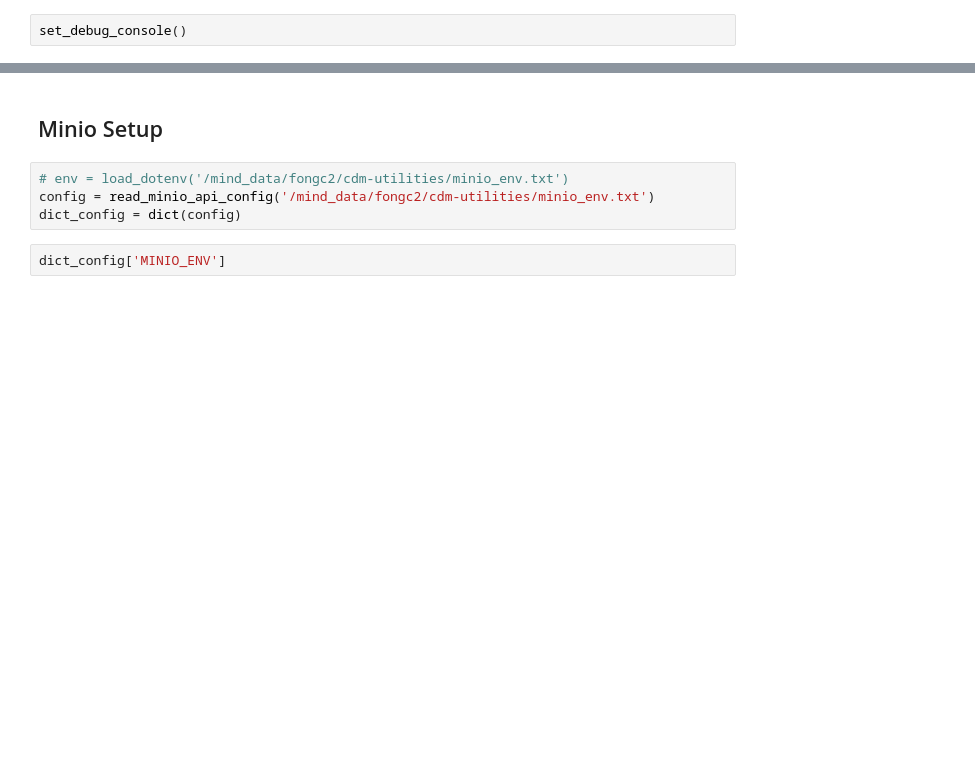
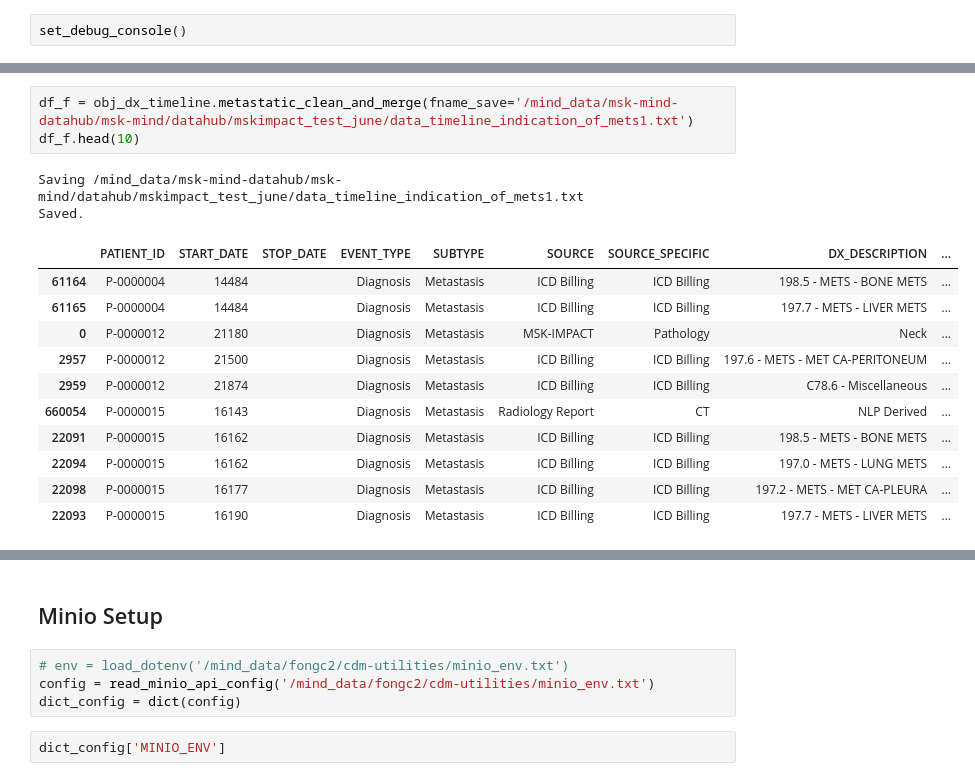
Before and after one commit to clinical-data-mining/organ-site-mapping, a Jupyter notebook: demo_notebooks/met_site_data_creation_impact_scaled.ipynb, the cells around one changed output, grey strips where cells are left out. Saved outputs shown, nothing was run; the diff lists cells and outputs as text; blank space fills up the shorter version.

```diff
--- a/demo_notebooks/met_site_data_creation_impact_scaled.ipynb
+++ b/demo_notebooks/met_site_data_creation_impact_scaled.ipynb
@@ -65,0 +79,17 @@ obj_dx_timeline._df_dx_ln_impact['DX_DESCRIPTION'].value_counts();
+# %%
+df_f = obj_dx_timeline.metastatic_clean_and_merge(fname_save='/mind_data/msk-mind-datahub/msk-mind/datahub/mskimpact_test_june/data_timeline_indication_of_mets1.txt')
+df_f.head(10)
+# %% [output]
+Saving /mind_data/msk-mind-datahub/msk-mind/datahub/mskimpact_test_june/data_timeline_indication_of_mets1.txt
+Saved.
+|  | PATIENT_ID | START_DATE | STOP_DATE | EVENT_TYPE | SUBTYPE | SOURCE | SOURCE_SPECIFIC | DX_DESCRIPTION | ... |
+| 61164 | P-0000004 | 14484 |  | Diagnosis | Metastasis | ICD Billing | ICD Billing | 198.5 - METS - BONE METS | ... |
+| 61165 | P-0000004 | 14484 |  | Diagnosis | Metastasis | ICD Billing | ICD Billing | 197.7 - METS - LIVER METS | ... |
+| 0 | P-0000012 | 21180 |  | Diagnosis | Metastasis | MSK-IMPACT | Pathology | Neck | ... |
+| 2957 | P-0000012 | 21500 |  | Diagnosis | Metastasis | ICD Billing | ICD Billing | 197.6 - METS - MET CA-PERITONEUM | ... |
+| 2959 | P-0000012 | 21874 |  | Diagnosis | Metastasis | ICD Billing | ICD Billing | C78.6 - Miscellaneous | ... |
+| 660054 | P-0000015 | 16143 |  | Diagnosis | Metastasis | Radiology Report | CT | NLP Derived | ... |
+| 22091 | P-0000015 | 16162 |  | Diagnosis | Metastasis | ICD Billing | ICD Billing | 198.5 - METS - BONE METS | ... |
+| 22094 | P-0000015 | 16162 |  | Diagnosis | Metastasis | ICD Billing | ICD Billing | 197.0 - METS - LUNG METS | ... |
+| 22098 | P-0000015 | 16177 |  | Diagnosis | Metastasis | ICD Billing | ICD Billing | 197.2 - METS - MET CA-PLEURA | ... |
+| 22093 | P-0000015 | 16190 |  | Diagnosis | Metastasis | ICD Billing | ICD Billing | 197.7 - METS - LIVER METS | ... |
```
Also changed, not shown: parts of 56 cells of this notebook, 1 other file.
